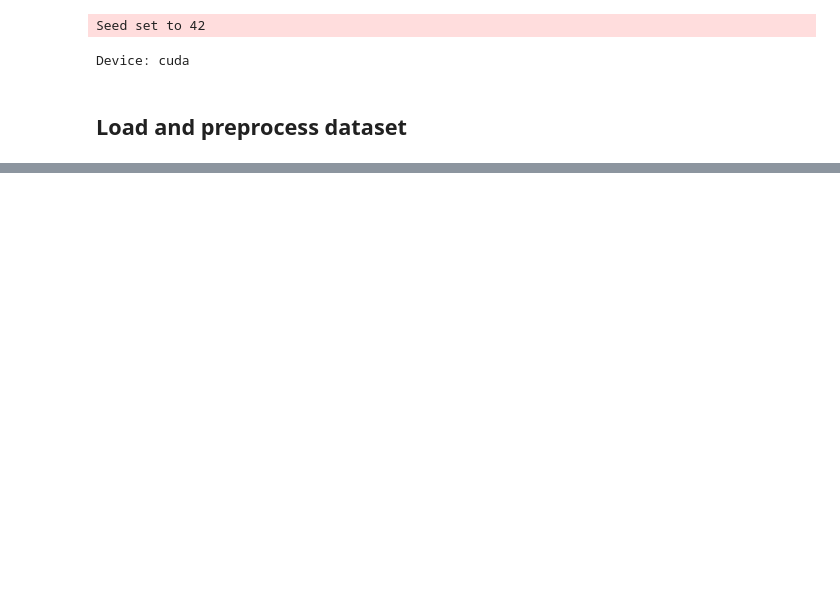
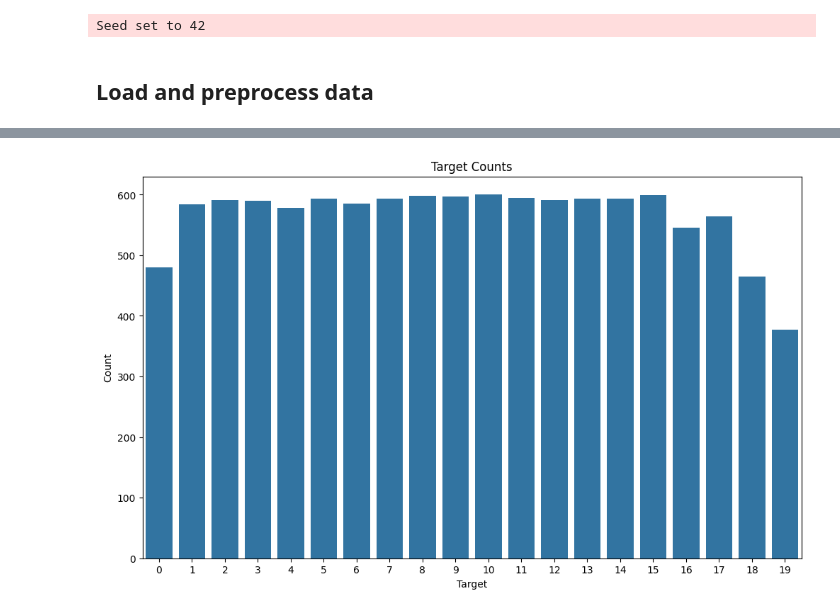
Before and after one commit to lakshyaag/MGSC-695-Deep-Learning, a Jupyter notebook: Assignments/Assignment 3/code.ipynb, the cells around one changed output, grey strips where cells are left out. Saved outputs shown, nothing was run; the diff lists cells and outputs as text; code cells hidden in the pictures; blank space fills up the shorter version.

```diff
--- a/Assignments/Assignment 3/code.ipynb
+++ b/Assignments/Assignment 3/code.ipynb
@@ -1,41 +1,23 @@
 # %%
 import os
-from typing import Dict, List, Tuple, Union, Any
-import sys
 
 import lightning as L
 import matplotlib.pyplot as plt
 import numpy as np
-import tensorboard
+import seaborn as sns
 import torch
-from lightning.pytorch.callbacks import (
-    LearningRateMonitor,
-    ModelCheckpoint,
-    ModelSummary,
-)
-import copy
+import torch.nn as nn
+import torch.nn.functional as F
+from lightning.pytorch.callbacks import ModelCheckpoint
 from rich import print
-from torch import nn
-from torch.nn import functional as F
+from sklearn.datasets import fetch_20newsgroups
 from torch.utils.data import DataLoader, Dataset
-from transformers import GPT2Tokenizer, AutoModelForSequenceClassification, GPT2Config
-from sklearn.datasets import fetch_20newsgroups
+from transformers import GPT2Config, GPT2Model, GPT2Tokenizer
 
-%load_ext autoreload
-%autoreload 2
+L.seed_everything(42)
+
 %load_ext rich
-%load_ext tensorboard
 
-# Set random seed for reproducibility
-seed = 42
-L.seed_everything(seed)
-
-# Set device
-device = torch.device("cuda" if torch.cuda.is_available() else "cpu")
-print(f"Device: {device}")
-
-# Set data directory
 DATA_DIR = os.path.join(os.getcwd(), "data")
 # %% [output]
 Seed set to 42
-Device: cuda
@@ -42,5 +38,13 @@ Device: cuda
 # %% [markdown]
-## Load and preprocess dataset
+## Load and preprocess data
 # %%
 train = fetch_20newsgroups(data_home=DATA_DIR, subset="train")
 test = fetch_20newsgroups(data_home=DATA_DIR, subset="test")
+# %%
+plt.figure(figsize=(12, 7))
+sns.countplot(x=train.target)
+plt.title('Target Counts')
+plt.xlabel('Target')
+plt.ylabel('Count')
+plt.show()
+# %% [output]
@@ -47,3 +52,4 @@ test = fetch_20newsgroups(data_home=DATA_DIR, subset="test")
+[figure, added]
 # %%
 len(train.data), len(test.data)
 # %% [output]
```
Also changed, not shown: parts of 73 cells of this notebook, 4 other files.
